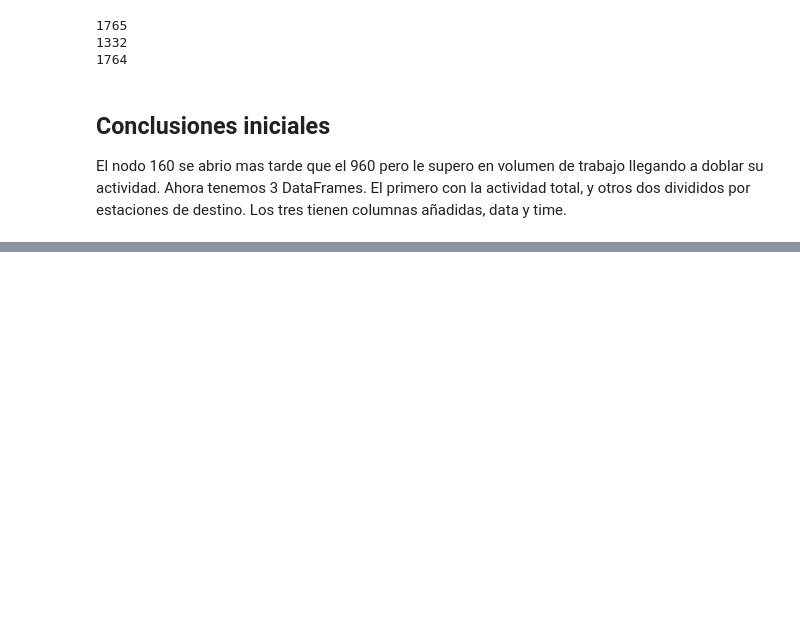
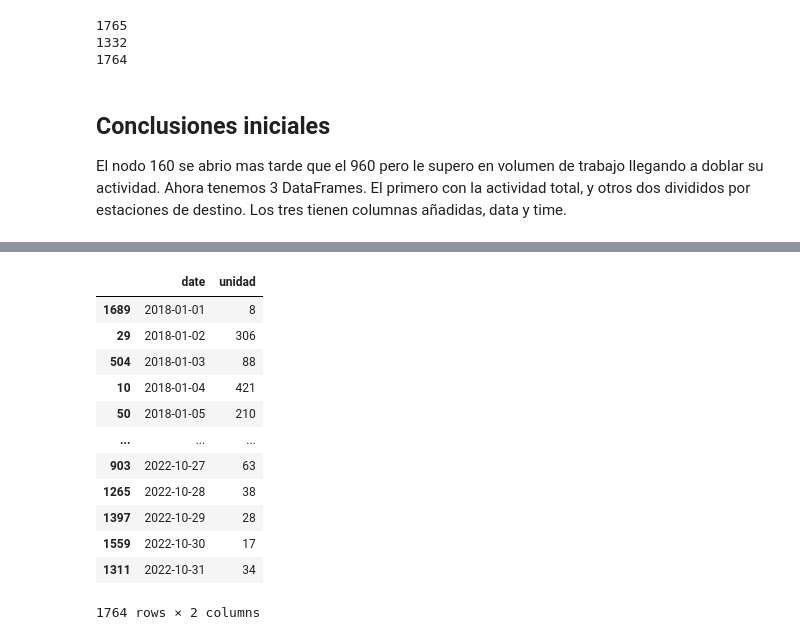
Before and after one commit to Peskysa/valverde, a Jupyter notebook: de_cero.ipynb, the cells around one changed output, grey strips where cells are left out. Cells and saved outputs as stored; diff of their text form; code cells hidden in the pictures; blank space fills up the shorter version.

```diff
--- a/de_cero.ipynb
+++ b/de_cero.ipynb
@@ -122,0 +186,19 @@ Ahora tenemos 3 DataFrames. El primero con la actividad total, y otros dos divid
+# %%
+# lo ordenamos por fechas y renomblamos las cabezeras.
+date_960_ordenado=date_960.sort_values(by='Unnamed: 0')
+date_960_ordenado.columns = ['date','unidad']
+date_960_ordenado
+# %% [output]
+|  | date | unidad |
+| 1689 | 2018-01-01 | 8 |
+| 29 | 2018-01-02 | 306 |
+| 504 | 2018-01-03 | 88 |
+| 10 | 2018-01-04 | 421 |
+| 50 | 2018-01-05 | 210 |
+| ... | ... | ... |
+| 903 | 2022-10-27 | 63 |
+| 1265 | 2022-10-28 | 38 |
+| 1397 | 2022-10-29 | 28 |
+| 1559 | 2022-10-30 | 17 |
+| 1311 | 2022-10-31 | 34 |
+1764 rows × 2 columns
```
Also changed, not shown: parts of 5 cells of this notebook, 15 other files.
